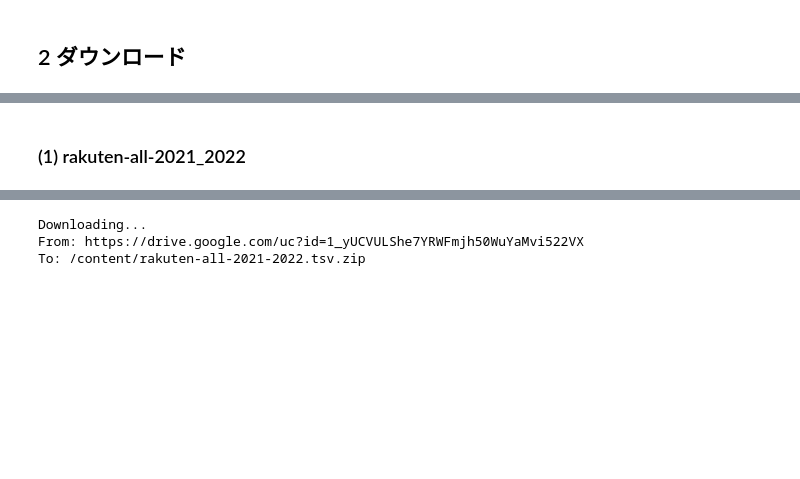
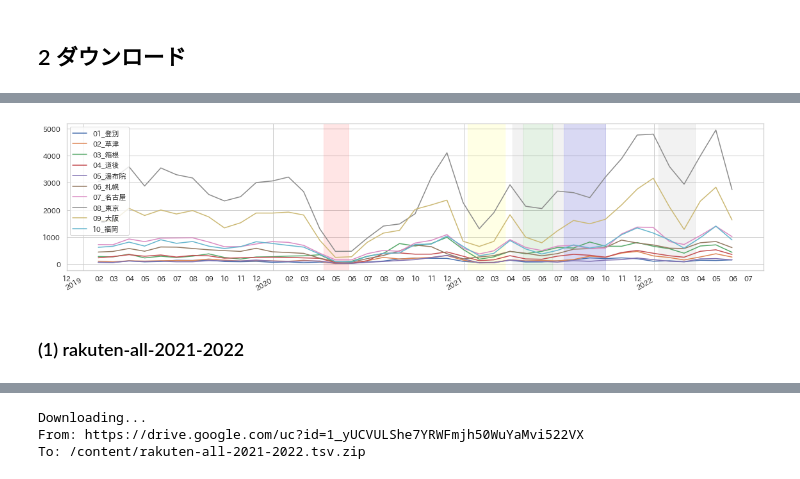
Before and after one commit to haradatm/lecture, a Jupyter notebook: gssm-202207/05-colab/fetch_and_analysis/rakuten_example.ipynb, the cells around one changed output, grey strips where cells are left out. Cells and saved outputs as stored; diff of their text form; code cells hidden in the pictures; blank space fills up the shorter version.

```diff
--- a/gssm-202207/05-colab/fetch_and_analysis/rakuten_example.ipynb
+++ b/gssm-202207/05-colab/fetch_and_analysis/rakuten_example.ipynb
@@ -76,3 +211,26 @@ plt.tight_layout()
+# %%
+fig = plt.figure(figsize=(16, 4))
+ax1 = fig.add_subplot(111)
+
+for idx, df in df_all.groupby(['エリア']):
+  df['index'].resample('M').count().plot(grid=True, legend=True, label=idx, ax=ax1, x_compat=True)
+
+ax1.axvspan(datetime.datetime(2020, 4,  7), datetime.datetime(2020, 5, 25), color="red",    alpha=0.1)
+ax1.axvspan(datetime.datetime(2021, 1,  8), datetime.datetime(2021, 3, 21), color="yellow", alpha=0.1)
+ax1.axvspan(datetime.datetime(2021, 4,  5), datetime.datetime(2021, 4, 24), color="gray",  alpha=0.1)
+ax1.axvspan(datetime.datetime(2021, 4, 25), datetime.datetime(2021, 6, 20), color="green", alpha=0.1)
+ax1.axvspan(datetime.datetime(2021, 6, 21), datetime.datetime(2021, 9, 30), color="gray",  alpha=0.1)
+ax1.axvspan(datetime.datetime(2021, 7, 12), datetime.datetime(2021, 9, 30), color="blue",  alpha=0.1)
+ax1.axvspan(datetime.datetime(2022, 1,  9), datetime.datetime(2022, 3, 21), color="gray",  alpha=0.1)
+ax1.xaxis.set_major_locator(mdates.YearLocator())
+ax1.xaxis.set_major_formatter(mdates.DateFormatter("%Y"))
+ax1.xaxis.set_minor_locator(mdates.MonthLocator(bymonth=range(1,13)))
+ax1.xaxis.set_minor_formatter(mdates.DateFormatter("%m"))
+ax1.legend(facecolor='white', loc='upper left')
+ax1.set_xlabel("")
+plt.tight_layout()
+# %% [output]
+[figure, added]
 # %% [markdown]
-### (1) rakuten-all-2021_2022
+### (1) rakuten-all-2021-2022
 # %%
```
Also changed, not shown: parts of 25 cells of this notebook, 1 other file.
